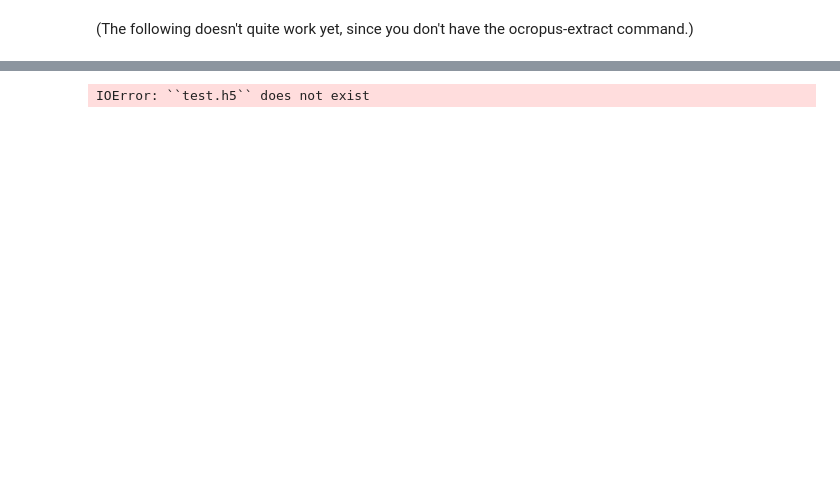
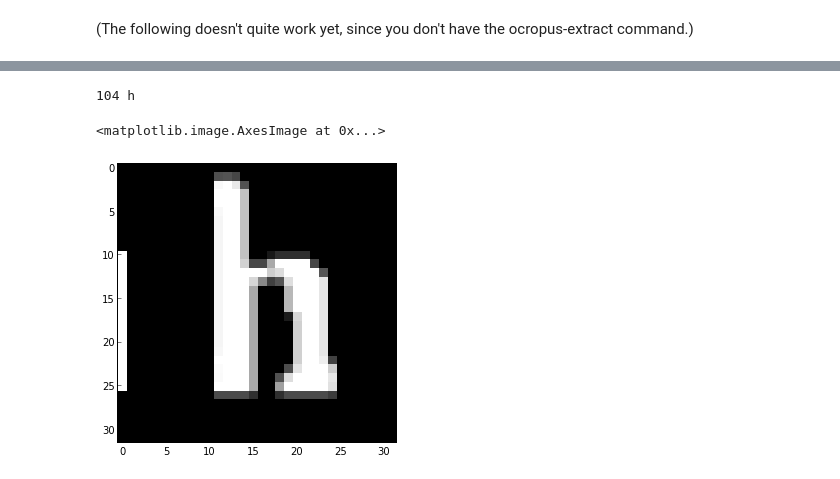
Before and after one commit to ocropus-archive/DUP-ocropy, a Jupyter notebook: Notebooks/ocropus-steps.ipynb, the cells around one changed output, grey strips where cells are left out. Cells and saved outputs as stored; diff of their text form; code cells hidden in the pictures; blank space fills up the shorter version.

```diff
--- a/Notebooks/ocropus-steps.ipynb
+++ b/Notebooks/ocropus-steps.ipynb
@@ -365,8 +370,10 @@ import tables
 # %%
 aligned = tables.openFile("test.h5","r")
 cls = aligned.root.classes[17]
 print cls,chr(cls)
 figsize(5,5)
-imshow(aligned.root.patches[17])
+imshow(aligned.root.patches[17],interpolation='nearest')
 # %% [output]
-IOError: ``test.h5`` does not exist
+104 h
+<matplotlib.image.AxesImage at 0x...>
+[figure, added]
```
Also changed, not shown: parts of 28 cells of this notebook.
